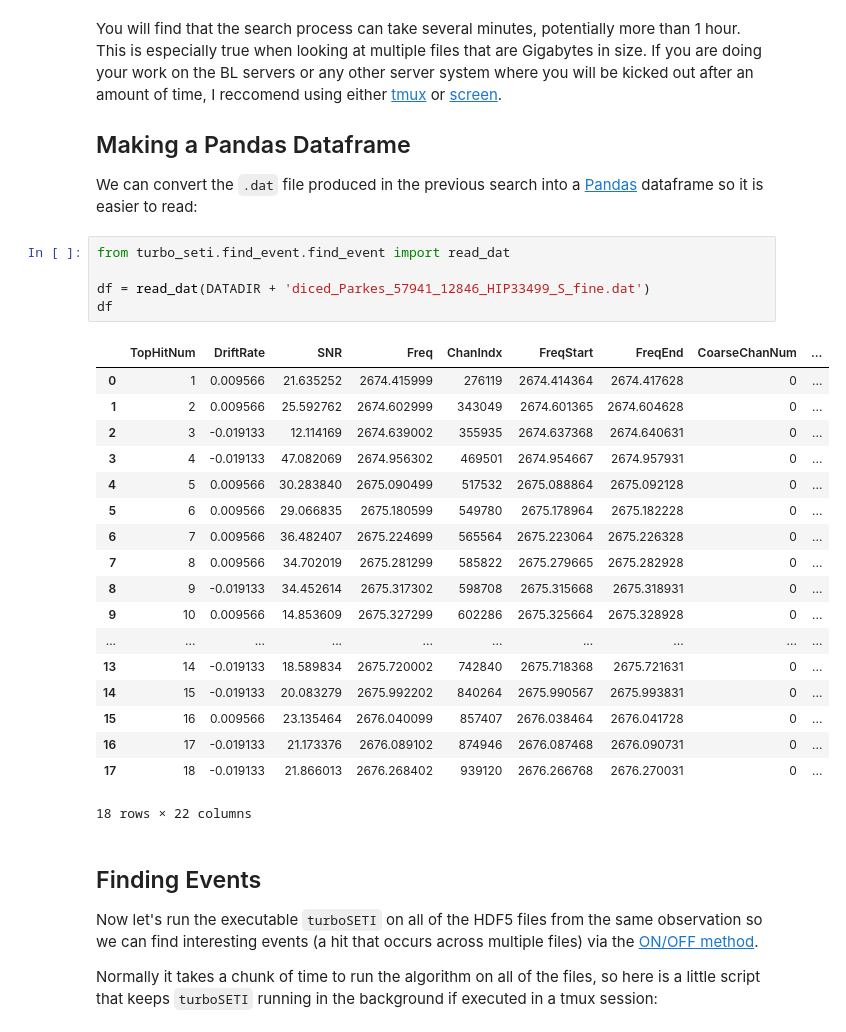
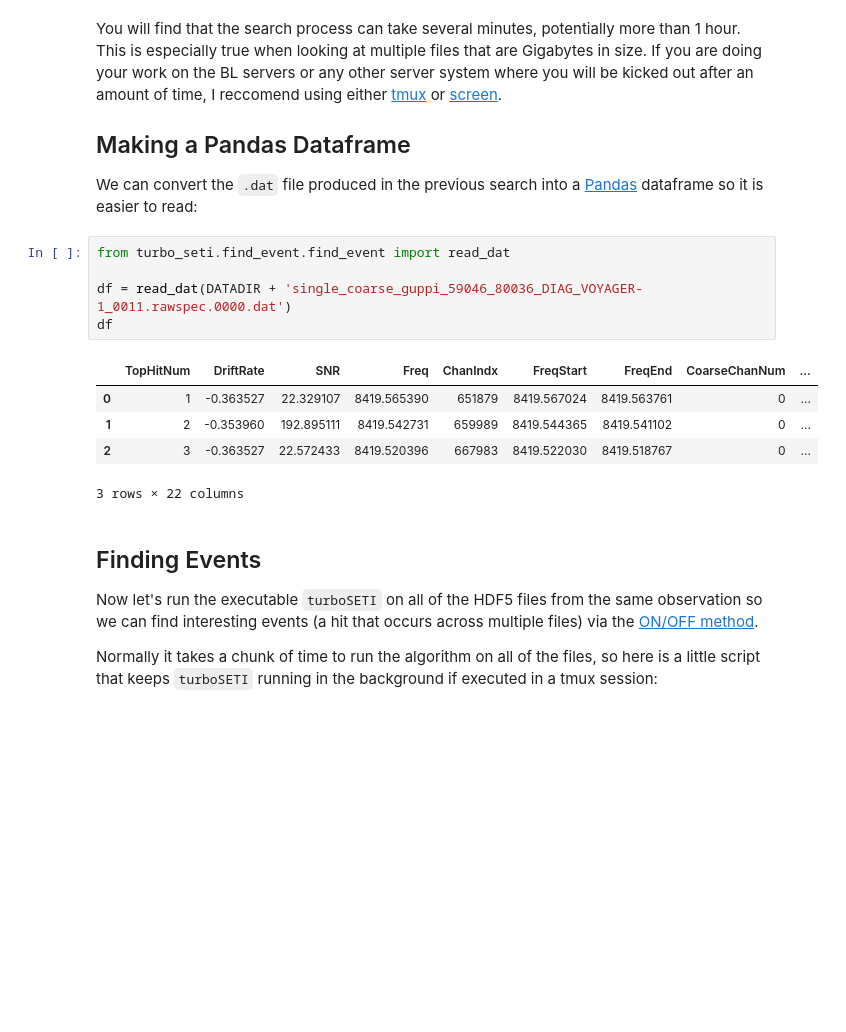
Before and after one commit to UCBerkeleySETI/turbo_seti, a Jupyter notebook: tutorial/tutorial_2.ipynb, the cells around one changed output. Cells and saved outputs as stored; diff of their text form; blank space fills up the shorter version.

Commit message:
Switch from Parkes to Voyager 2020 files

```diff
--- a/tutorial/tutorial_2.ipynb
+++ b/tutorial/tutorial_2.ipynb
@@ -66,27 +60,14 @@ We can convert the `.dat` file produced in the previous search into a [Pandas](h
 # %%
 from turbo_seti.find_event.find_event import read_dat
 
-df = read_dat(DATADIR + 'diced_Parkes_57941_12846_HIP33499_S_fine.dat')
+df = read_dat(DATADIR + 'single_coarse_guppi_59046_80036_DIAG_VOYAGER-1_0011.rawspec.0000.dat')
 df
 # %% [output]
 |  | TopHitNum | DriftRate | SNR | Freq | ChanIndx | FreqStart | FreqEnd | CoarseChanNum | ... |
-| 0 | 1 | 0.009566 | 21.635252 | 2674.415999 | 276119 | 2674.414364 | 2674.417628 | 0 | ... |
-| 1 | 2 | 0.009566 | 25.592762 | 2674.602999 | 343049 | 2674.601365 | 2674.604628 | 0 | ... |
-| 2 | 3 | -0.019133 | 12.114169 | 2674.639002 | 355935 | 2674.637368 | 2674.640631 | 0 | ... |
-| 3 | 4 | -0.019133 | 47.082069 | 2674.956302 | 469501 | 2674.954667 | 2674.957931 | 0 | ... |
-| 4 | 5 | 0.009566 | 30.283840 | 2675.090499 | 517532 | 2675.088864 | 2675.092128 | 0 | ... |
-| 5 | 6 | 0.009566 | 29.066835 | 2675.180599 | 549780 | 2675.178964 | 2675.182228 | 0 | ... |
-| 6 | 7 | 0.009566 | 36.482407 | 2675.224699 | 565564 | 2675.223064 | 2675.226328 | 0 | ... |
-| 7 | 8 | 0.009566 | 34.702019 | 2675.281299 | 585822 | 2675.279665 | 2675.282928 | 0 | ... |
-| 8 | 9 | -0.019133 | 34.452614 | 2675.317302 | 598708 | 2675.315668 | 2675.318931 | 0 | ... |
-| 9 | 10 | 0.009566 | 14.853609 | 2675.327299 | 602286 | 2675.325664 | 2675.328928 | 0 | ... |
-| ... | ... | ... | ... | ... | ... | ... | ... | ... | ... |
-| 13 | 14 | -0.019133 | 18.589834 | 2675.720002 | 742840 | 2675.718368 | 2675.721631 | 0 | ... |
-| 14 | 15 | -0.019133 | 20.083279 | 2675.992202 | 840264 | 2675.990567 | 2675.993831 | 0 | ... |
-| 15 | 16 | 0.009566 | 23.135464 | 2676.040099 | 857407 | 2676.038464 | 2676.041728 | 0 | ... |
-| 16 | 17 | -0.019133 | 21.173376 | 2676.089102 | 874946 | 2676.087468 | 2676.090731 | 0 | ... |
-| 17 | 18 | -0.019133 | 21.866013 | 2676.268402 | 939120 | 2676.266768 | 2676.270031 | 0 | ... |
+| 0 | 1 | -0.363527 | 22.329107 | 8419.565390 | 651879 | 8419.567024 | 8419.563761 | 0 | ... |
+| 1 | 2 | -0.353960 | 192.895111 | 8419.542731 | 659989 | 8419.544365 | 8419.541102 | 0 | ... |
+| 2 | 3 | -0.363527 | 22.572433 | 8419.520396 | 667983 | 8419.522030 | 8419.518767 | 0 | ... |
-18 rows × 22 columns
+3 rows × 22 columns
 # %% [markdown]
 ## Finding Events
 Now let's run the executable `turboSETI` on all of the HDF5 files from the same observation so we can find interesting events (a hit that occurs across multiple files) via the [ON/OFF method](https://github.com/UCBerkeleySETI/breakthrough/blob/master/GBT/README.md).
```
Also changed, not shown: parts of 9 cells of this notebook, 1 other file.
